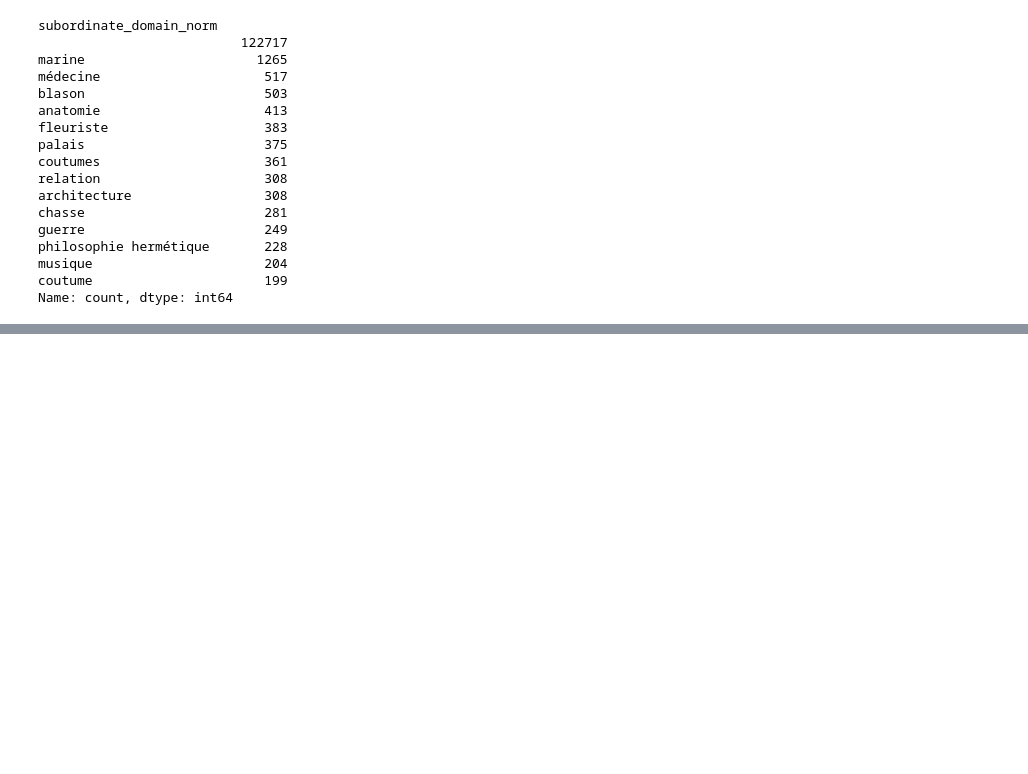
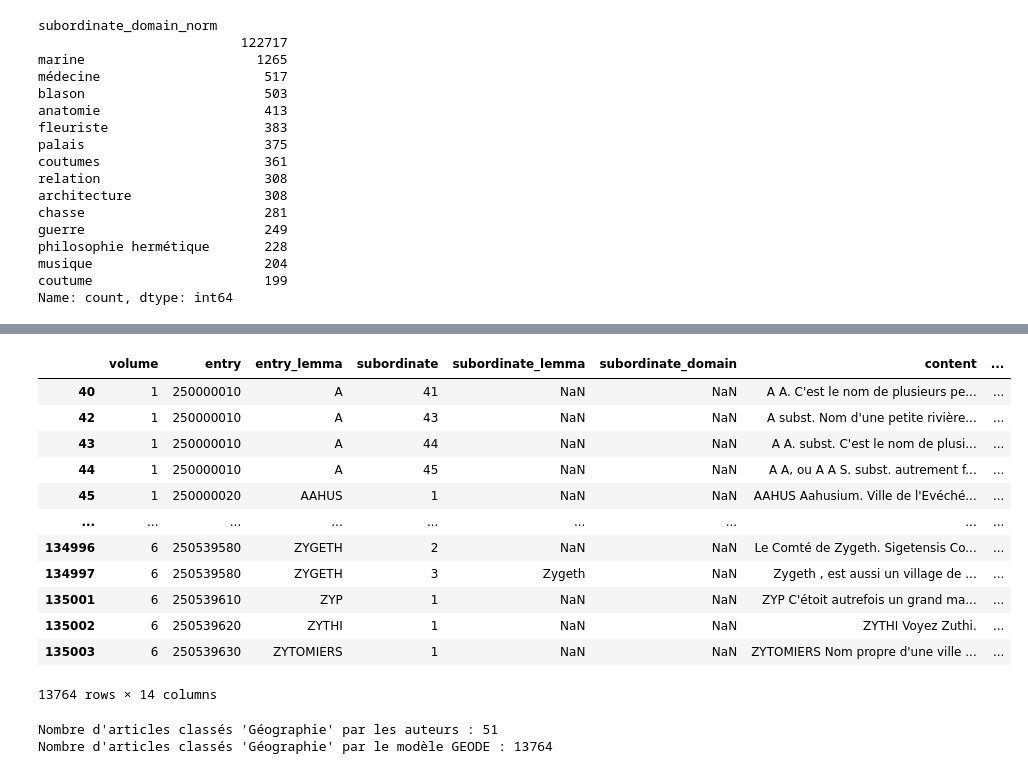
Before and after one commit to ludovicmoncla/trevoux, a Jupyter notebook: 1743_Le_Robert/5.DataExploration.ipynb, the cells around one changed output, grey strips where cells are left out. Drawn from its saved outputs; the diff is of its cells as text; code cells hidden in the pictures; blank space fills up the shorter version.

```diff
--- a/1743_Le_Robert/5.DataExploration.ipynb
+++ b/1743_Le_Robert/5.DataExploration.ipynb
@@ -103,0 +127,22 @@ df[df['subordinate_domain_norm'].str.contains('géographie')]
+# %%
+df[df['domainPred1'] == 'Géographie']
+# %% [output]
+|  | volume | entry | entry_lemma | subordinate | subordinate_lemma | subordinate_domain | content | ... |
+| 40 | 1 | 250000010 | A | 41 | NaN | NaN | A A. C'est le nom de plusieurs pe... | ... |
+| 42 | 1 | 250000010 | A | 43 | NaN | NaN | A subst. Nom d'une petite rivière... | ... |
+| 43 | 1 | 250000010 | A | 44 | NaN | NaN | A A. subst. C'est le nom de plusi... | ... |
+| 44 | 1 | 250000010 | A | 45 | NaN | NaN | A A, ou A A S. subst. autrement f... | ... |
+| 45 | 1 | 250000020 | AAHUS | 1 | NaN | NaN | AAHUS Aahusium. Ville de l'Evéché... | ... |
+| ... | ... | ... | ... | ... | ... | ... | ... | ... |
+| 134996 | 6 | 250539580 | ZYGETH | 2 | NaN | NaN | Le Comté de Zygeth. Sigetensis Co... | ... |
+| 134997 | 6 | 250539580 | ZYGETH | 3 | Zygeth | NaN | Zygeth , est aussi un village de ... | ... |
+| 135001 | 6 | 250539610 | ZYP | 1 | NaN | NaN | ZYP C'étoit autrefois un grand ma... | ... |
+| 135002 | 6 | 250539620 | ZYTHI | 1 | NaN | NaN | ZYTHI Voyez Zuthi. | ... |
+| 135003 | 6 | 250539630 | ZYTOMIERS | 1 | NaN | NaN | ZYTOMIERS Nom propre d'une ville ... | ... |
+13764 rows × 14 columns
+# %%
+print("Nombre d'articles classés 'Géographie' par les auteurs :", len(df[df['subordinate_domain_norm'].str.contains('géographie')]))
+print("Nombre d'articles classés 'Géographie' par le modèle GEODE :", len(df[df['domainPred1'] == 'Géographie']))
+# %% [output]
+Nombre d'articles classés 'Géographie' par les auteurs : 51
+Nombre d'articles classés 'Géographie' par le modèle GEODE : 13764
```
Also changed, not shown: parts of 10 cells of this notebook.
